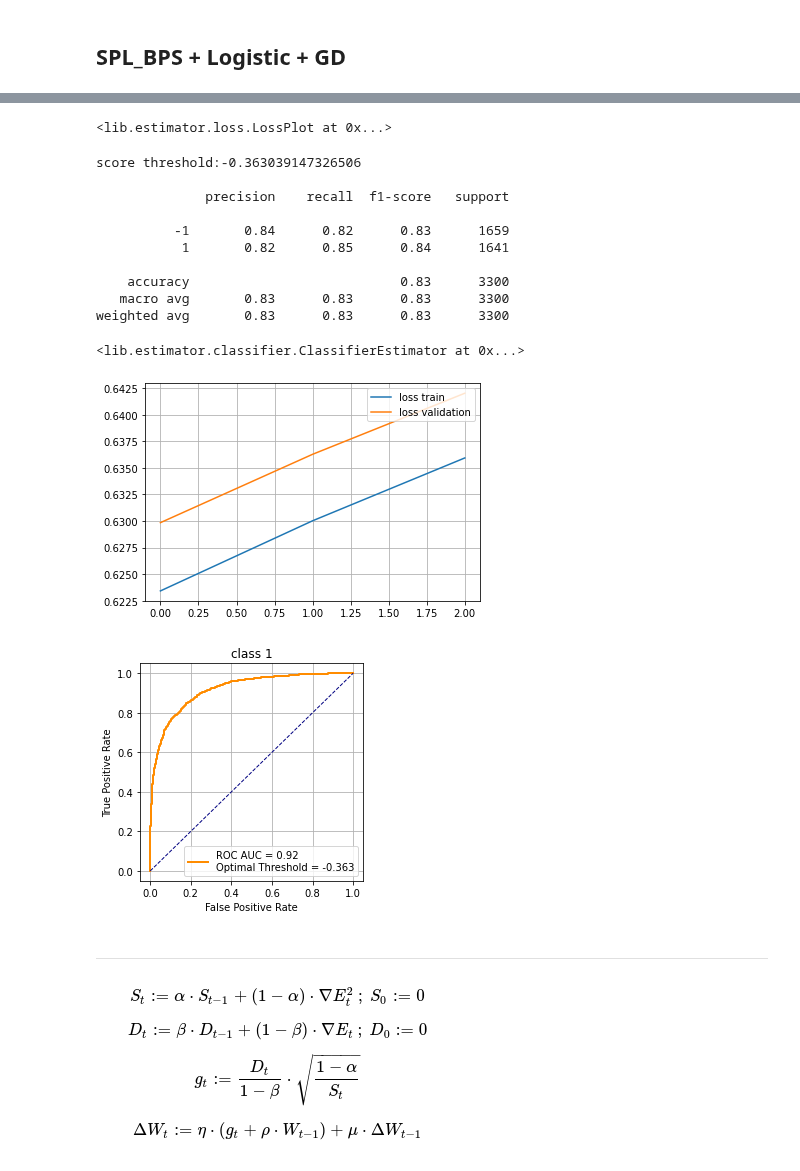
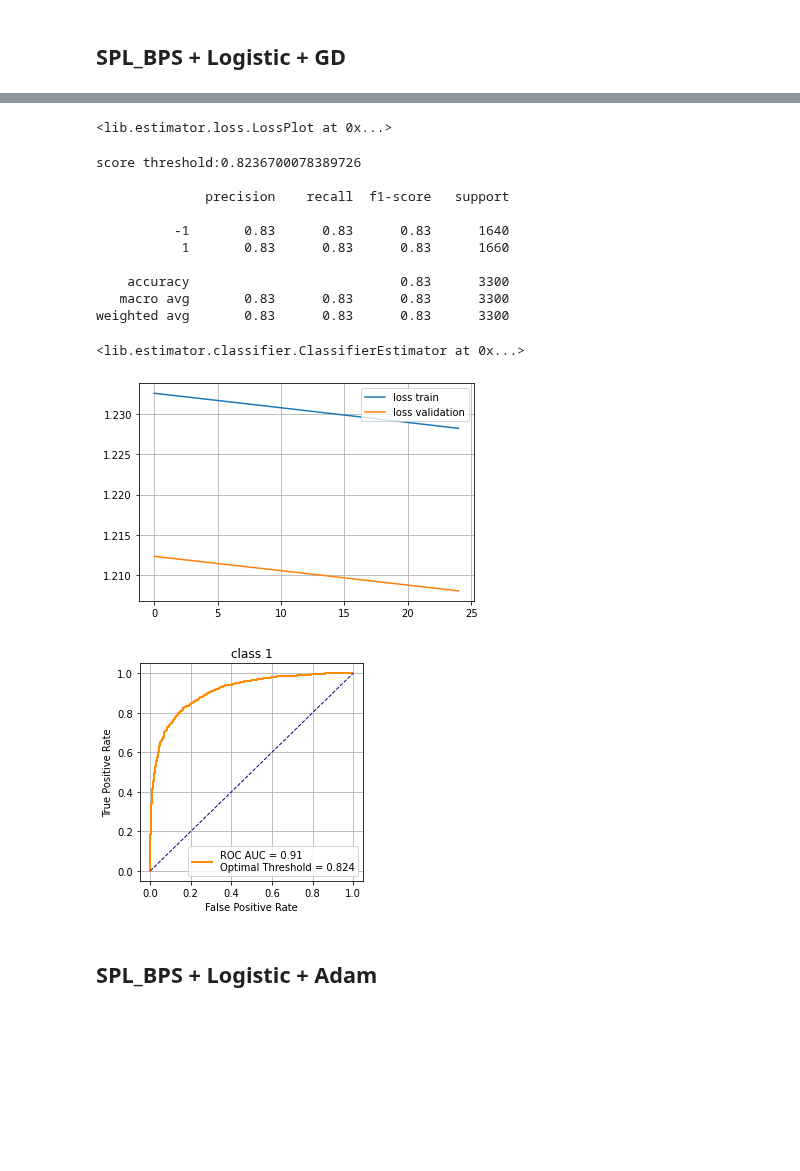
Before and after one commit to mechanoid5/ml_lib, a Jupyter notebook: classifier_bin.ipynb, the cells around one changed output, grey strips where cells are left out. Drawn from its saved outputs; the diff is of its cells as text; code cells hidden in the pictures; blank space fills up the shorter version.

```diff
--- a/classifier_bin.ipynb
+++ b/classifier_bin.ipynb
@@ -334,7 +334,7 @@ from lib.optimizer.breaker import GrowthBreaking # прерывание при
 model = GD(
     loss=loss_train,
     loss_val=loss_val,
-    lra=ConstLRA(.1),
+    lra=ConstLRA(.0001),
     breaker_val=[GrowthBreaking(),]
 ).fit(
     data_train=[X_train,y_train],
@@ -364,18 +363,16 @@ ClassifierEstimator(model).estimate(X_test,y_test)
 <lib.estimator.loss.LossPlot at 0x...>
-score threshold:-0.363039147326506
+score threshold:0.8236700078389726
 
               precision    recall  f1-score   support
 
-          -1       0.84      0.82      0.83      1659
-           1       0.82      0.85      0.84      1641
+          -1       0.83      0.83      0.83      1640
+           1       0.83      0.83      0.83      1660
 
     accuracy                           0.83      3300
    macro avg       0.83      0.83      0.83      3300
 weighted avg       0.83      0.83      0.83      3300
 <lib.estimator.classifier.ClassifierEstimator at 0x...>
-[figure, old version]
+[figure, new version]
-[figure, old version]
+[figure, new version]
 # %% [markdown]
----
+## SPL_BPS + Logistic + Adam
-# %% [markdown]
-![image.png](attachment:image.png)
```
Also changed, not shown: parts of 11 cells of this notebook, 3 other files.
